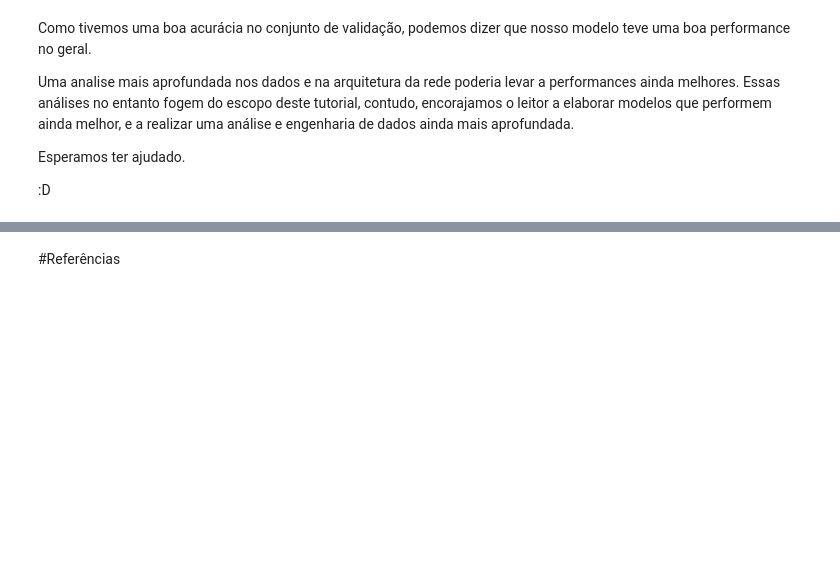
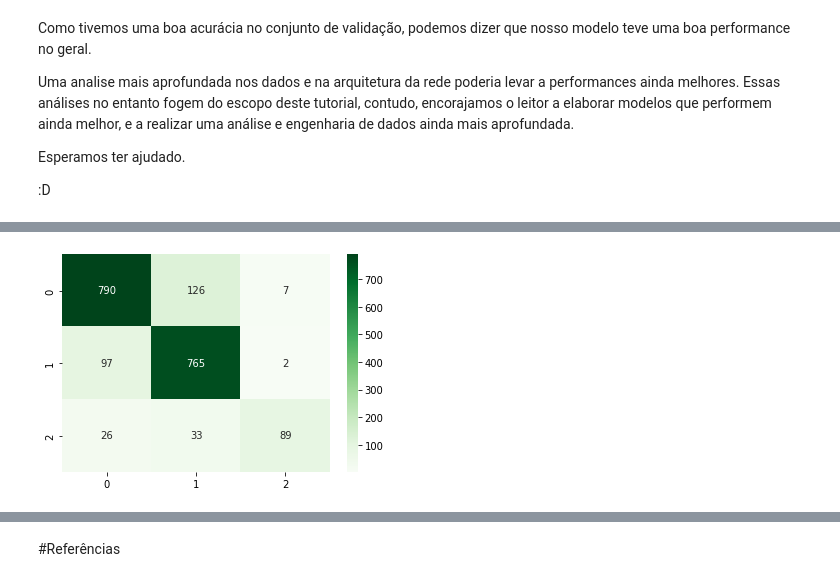
Before and after one commit to legalnlp21/legalnlp, a Jupyter notebook: demo/Word2Vec/Word2Vec_TUTORIAL.ipynb, the cells around one changed output, grey strips where cells are left out. Saved outputs shown, nothing was run; the diff lists cells and outputs as text; code cells hidden in the pictures; blank space fills up the shorter version.

```diff
--- a/demo/Word2Vec/Word2Vec_TUTORIAL.ipynb
+++ b/demo/Word2Vec/Word2Vec_TUTORIAL.ipynb
@@ -557,0 +619,4 @@ Esperamos ter ajudado.
+# %%
+X_treino, X_teste, y_treino, y_teste = train_test_split(padded_docs, label_onehot, random_state=42, train_size=0.7, test_size=0.3)
+# %%
+rede.fit(X_treino, y_treino, epochs=50, validation_split=0.1, batch_size=500, verbose=1,  callbacks=[EarlyStopping(monitor='val_loss', patience=15)])
@@ -557,0 +650,7 @@ Esperamos ter ajudado.
+# %%
+predict = rede.predict(X_teste)
+# %%
+predict1 = np.argmax(predict, axis=1)
+
+y_teste1 = np.argmax(y_teste, axis=1)
+np.array(y_teste1.reshape(1,-1))[0]
@@ -557,0 +671,7 @@ Esperamos ter ajudado.
+# %%
+cm = confusion_matrix(y_teste1, predict1)
+sns.heatmap(cm , fmt=".3g", annot= True, cmap="Greens")
+
+plt.show()
+# %% [output]
+[figure, added]
```
Also changed, not shown: parts of 15 cells of this notebook.
